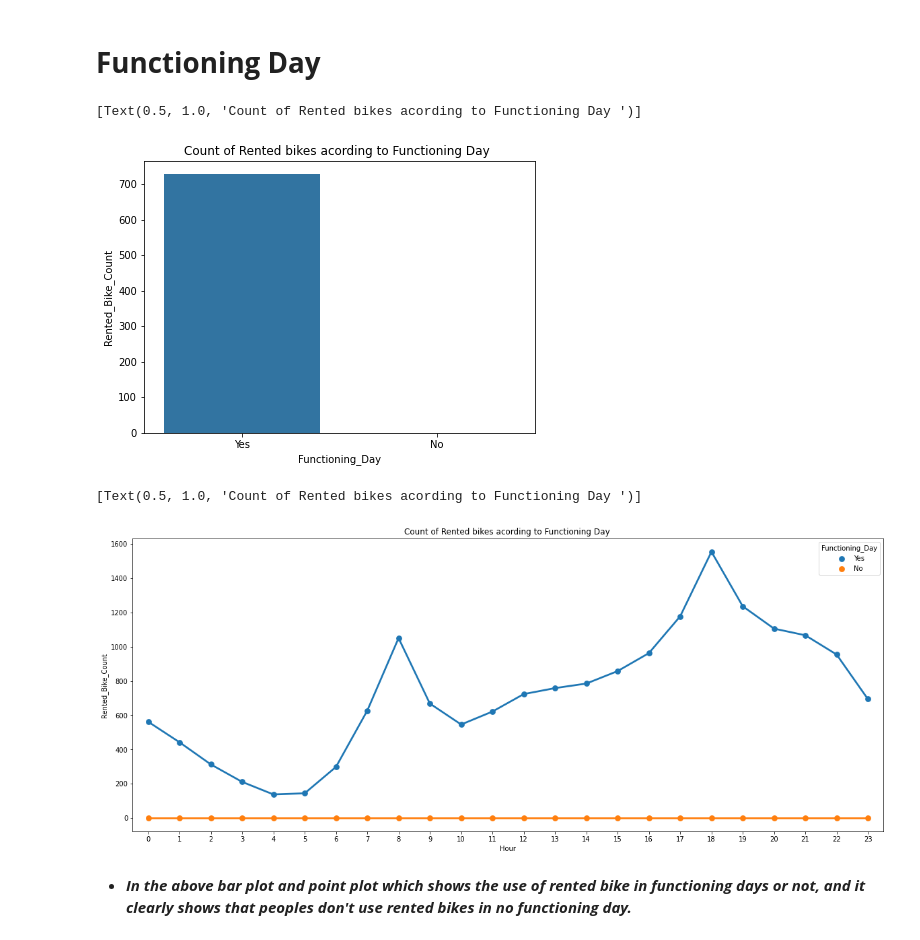
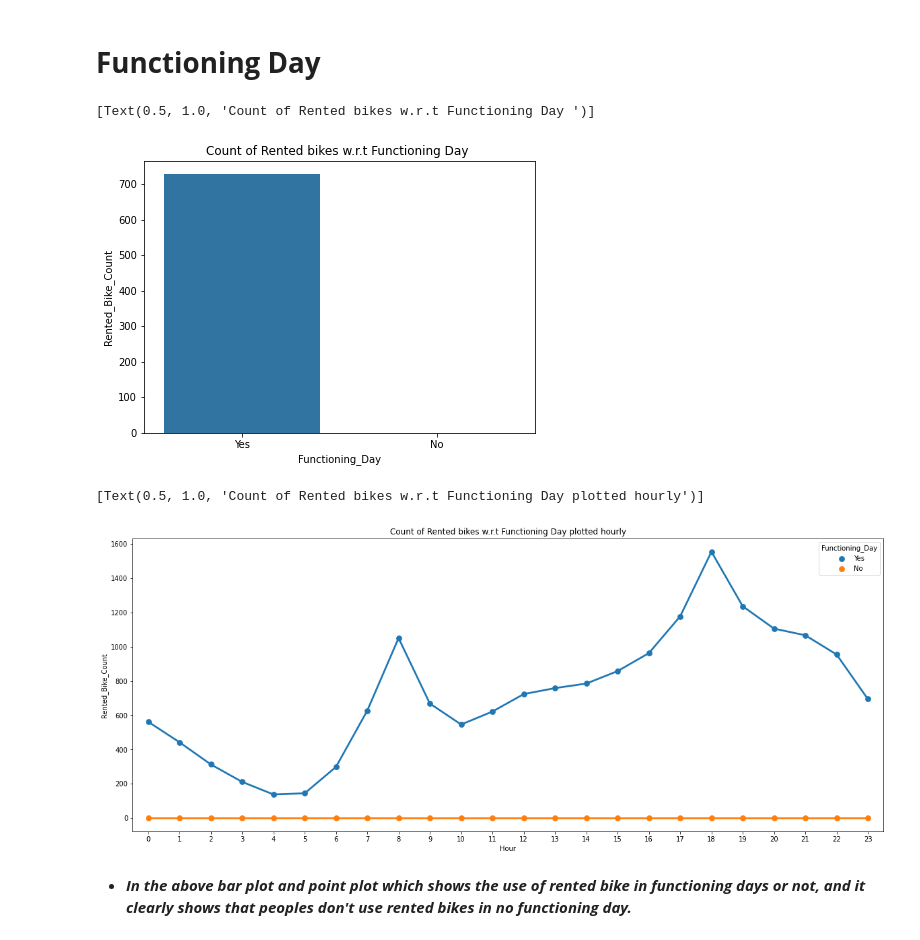
Before and after one commit to V-dit/Supervised-regression-bike-sharing-demand-prediction, a Jupyter notebook: Bike_Sharing_Demand_Prediction_Capstone_Project.ipynb, the cells around one changed output. Saved outputs shown, nothing was run; the diff lists cells and outputs as text; code cells hidden in the pictures.

```diff
--- a/Bike_Sharing_Demand_Prediction_Capstone_Project.ipynb
+++ b/Bike_Sharing_Demand_Prediction_Capstone_Project.ipynb
@@ -470,19 +473,19 @@ ax.set(title='Count of Rented bikes acording to Hour ')
 # %%
 # Anlysis of data by vizualisation
 fig,ax=plt.subplots(figsize=(7,5))
 sns.barplot(data=bike_df,x='Functioning_Day',y='Rented_Bike_Count',ax=ax,capsize=.2,ci=None)
-ax.set(title='Count of Rented bikes acording to Functioning Day ')
+ax.set(title='Count of Rented bikes w.r.t Functioning Day ')
 # %% [output]
-[Text(0.5, 1.0, 'Count of Rented bikes acording to Functioning Day ')]
+[Text(0.5, 1.0, 'Count of Rented bikes w.r.t Functioning Day ')]
-[figure, old version]
+[figure, new version]
 # %%
 # Anlysis of data by vizualisation
 fig,ax=plt.subplots(figsize=(20,8))
 sns.pointplot(data=bike_df,x='Hour',y='Rented_Bike_Count',hue='Functioning_Day',ax=ax,ci=None)
-ax.set(title='Count of Rented bikes acording to Functioning Day ')
+ax.set(title='Count of Rented bikes w.r.t Functioning Day plotted hourly')
 # %% [output]
-[Text(0.5, 1.0, 'Count of Rented bikes acording to Functioning Day ')]
+[Text(0.5, 1.0, 'Count of Rented bikes w.r.t Functioning Day plotted hourly')]
-[figure, old version]
+[figure, new version]
 # %% [markdown]
 
 
```
Also changed, not shown: parts of 39 cells of this notebook.
